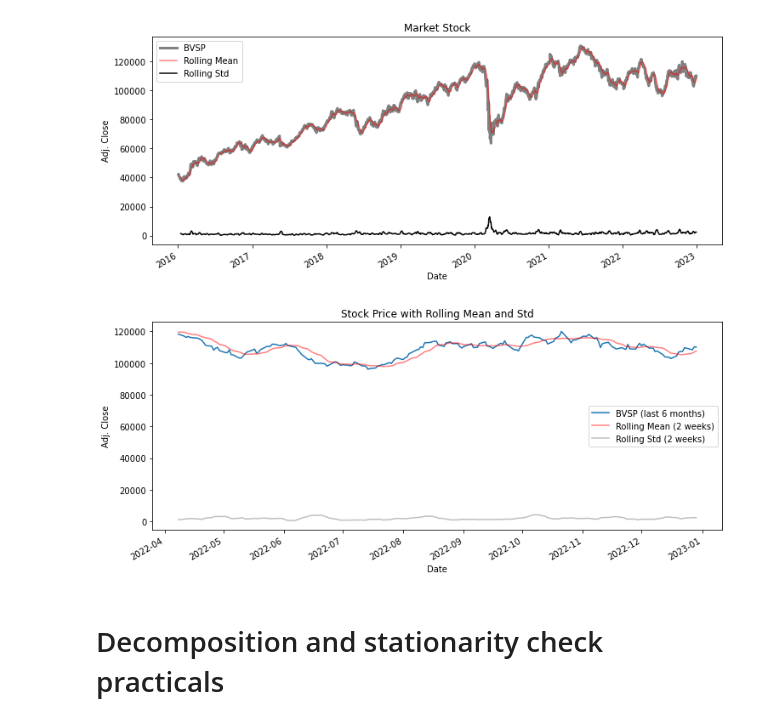
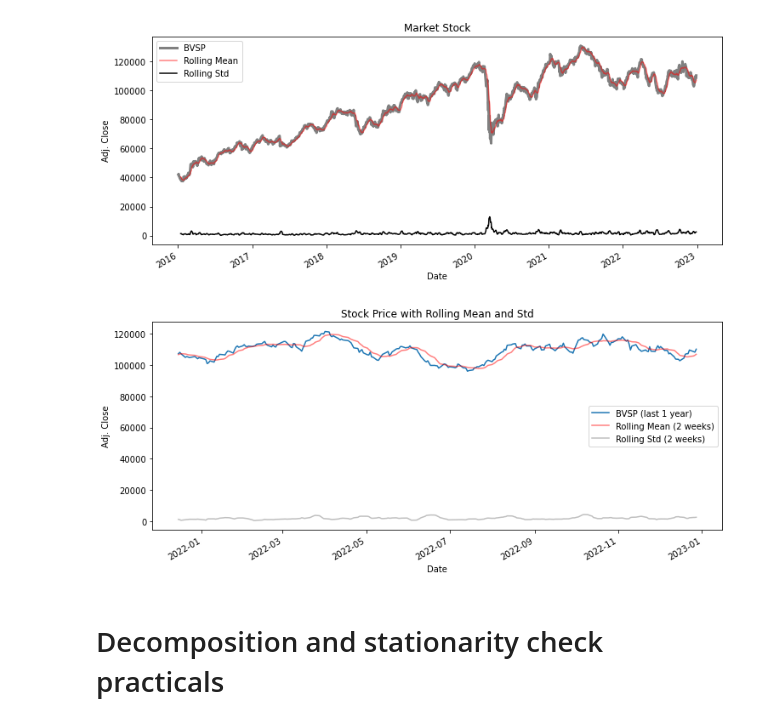
Before and after one commit to fernandopmarciano/Data_Analisys, a Jupyter notebook: Market_Forecast/notebook.ipynb, the cells around one changed output. Drawn from its saved outputs; the diff is of its cells as text; code cells hidden in the pictures.

```diff
--- a/Market_Forecast/notebook.ipynb
+++ b/Market_Forecast/notebook.ipynb
@@ -22,11 +22,11 @@ from pandas_datareader import data
 ## Reading 4 different Stock Prices that can be used in this work
 
 # Ibovespa, S&P BSE SENSEX, Nasdaq, Dow Jones Industrial Average
-
-bvsp_raw_data = yf.download('^BVSP', start='2016-01-01', end='2023-01-01', progress=False) # ibovespa
-bsesn_raw_data = yf.download('^BSESN', start='2016-01-01', end='2023-01-01', progress=False) # S&P BSE SENSEX
-ixic_raw_data = yf.download('^IXIC', start='2016-01-01', end='2023-01-01', progress=False) # Nasdaq
-dji_raw_data = yf.download('^DJI', start='2016-01-01', end='2023-01-01', progress=False) # Dow Jones Industrial Average
+## I'll use only 7 years of data to avoid Memory Leak. start='2000-01-01'
+bvsp_raw_data = yf.download('^BVSP', start='2016-01-01', end='2022-12-29', progress=False) # ibovespa
+bsesn_raw_data = yf.download('^BSESN', start='2016-01-01', end='2022-12-29', progress=False) # S&P BSE SENSEX
+ixic_raw_data = yf.download('^IXIC', start='2016-01-01', end='2022-12-29', progress=False) # Nasdaq
+dji_raw_data = yf.download('^DJI', start='2016-01-01', end='2022-12-29', progress=False) # Dow Jones Industrial Average
 # %%
 # Oppening Raw Data
 bvsp_raw_data
@@ -215,18 +215,18 @@ plt.show()
 # %%
 # 6 Months plot for BVSP Stock Prince, and for Rolling Mean and Std
 
 plt.figure(figsize=(12, 5))
 
-bvsp_adj_close[-183:].plot(label = 'BVSP (last 6 months)')
-rollingmean_bvsp_adj_close[-183:].plot(color= 'red', alpha= 0.5, label = 'Rolling Mean (2 weeks)')
-rolling_std_bvsp_adj_close[-183:].plot(color= 'gray', alpha= 0.5, label = 'Rolling Std (2 weeks)')
+bvsp_adj_close[-260:].plot(label = 'BVSP (last 1 year)')
+rollingmean_bvsp_adj_close[-260:].plot(color= 'red', alpha= 0.5, label = 'Rolling Mean (2 weeks)')
+rolling_std_bvsp_adj_close[-260:].plot(color= 'gray', alpha= 0.5, label = 'Rolling Std (2 weeks)')
 
 plt.legend(loc = 'best')
 plt.title('Stock Price with Rolling Mean and Std')
 plt.ylabel('Adj. Close')
 plt.show()
 # %% [output]
-[figure, old version]
+[figure, new version]
 # %%
 import plotly.graph_objects as go
 
```
Also changed, not shown: parts of 32 cells of this notebook.
